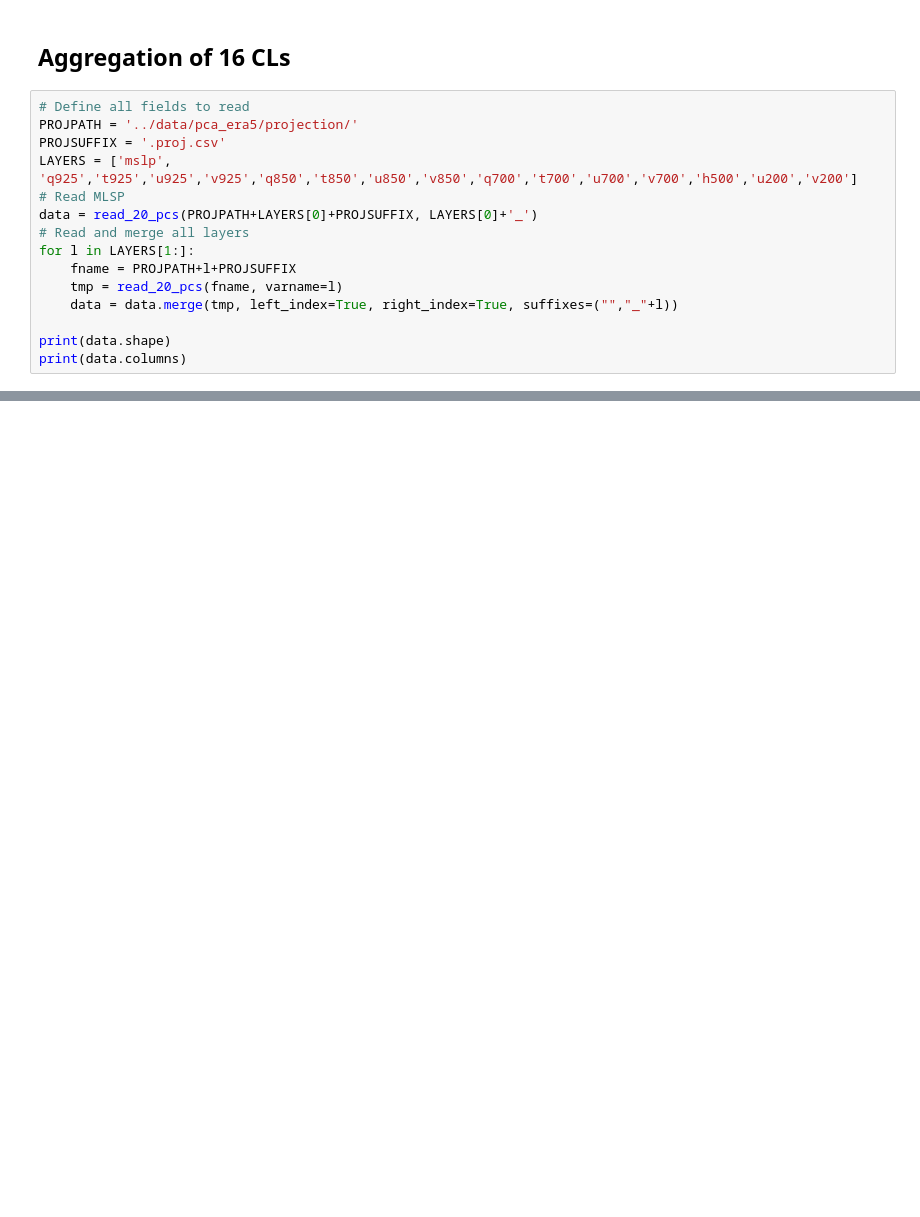
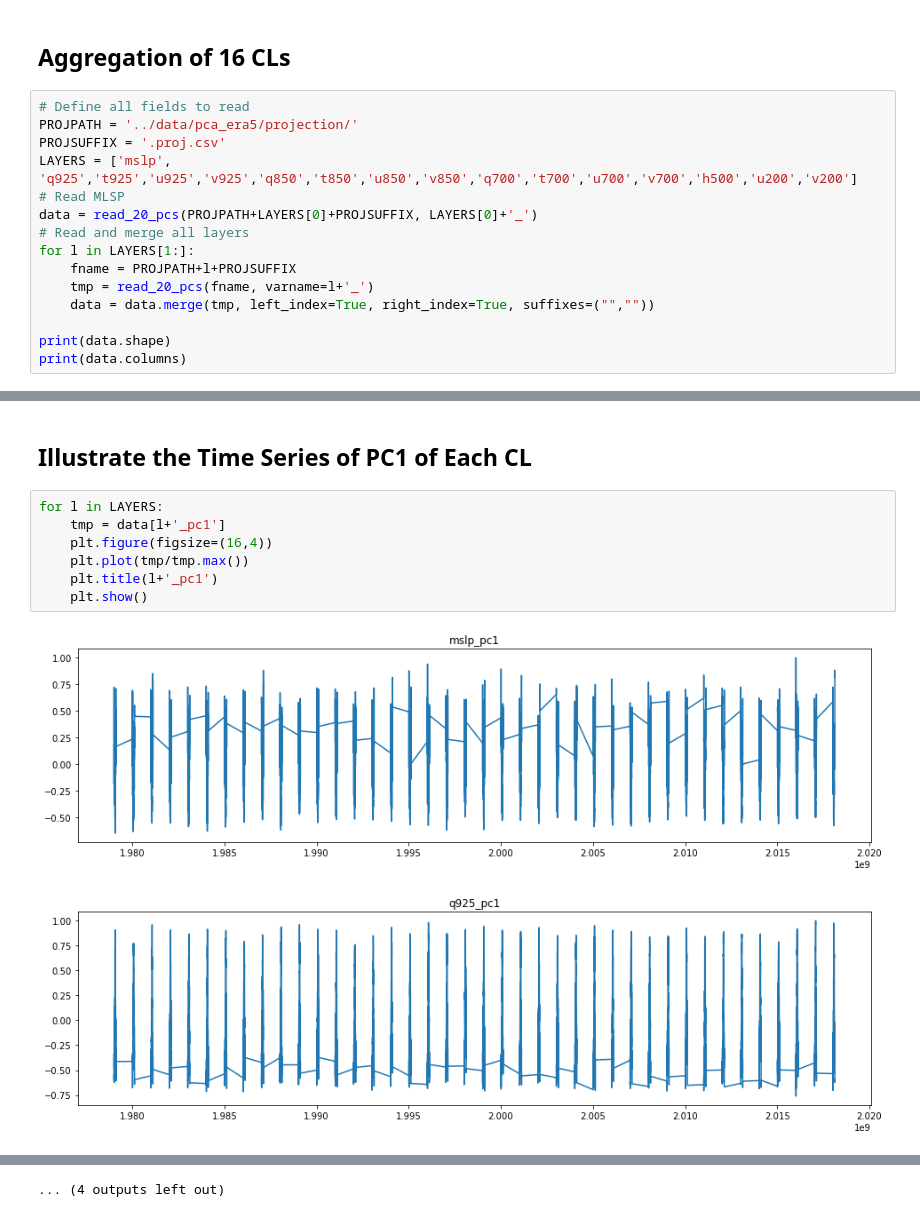
Before and after one commit to tingsyo/storm_tracker_to_vaisala, a Jupyter notebook: notebook/04_Clustering_with_ERA5_PCA.ipynb, the cells around one changed output, grey strips where cells are left out. Cells and saved outputs as stored; diff of their text form; blank space fills up the shorter version.

Commit message:
- Modified ipca_era5.py: add whitten=True for normalized weights - Updated notebook/04_Clustering_with_ERA5_PCA.ipynb

```diff
--- a/notebook/04_Clustering_with_ERA5_PCA.ipynb
+++ b/notebook/04_Clustering_with_ERA5_PCA.ipynb
@@ -67,8 +58,8 @@ data = read_20_pcs(PROJPATH+LAYERS[0]+PROJSUFFIX, LAYERS[0]+'_')
 # Read and merge all layers
 for l in LAYERS[1:]:
     fname = PROJPATH+l+PROJSUFFIX
-    tmp = read_20_pcs(fname, varname=l)
-    data = data.merge(tmp, left_index=True, right_index=True, suffixes=("","_"+l))
+    tmp = read_20_pcs(fname, varname=l+'_')
+    data = data.merge(tmp, left_index=True, right_index=True, suffixes=("",""))
 
 print(data.shape)
 print(data.columns)
@@ -82 +73,13 @@ Index(['mslp_pc1', 'mslp_pc2', 'mslp_pc3', 'mslp_pc4', 'mslp_pc5', 'mslp_pc6',
       dtype='object', length=320)
+# %% [markdown]
+## Illustrate the Time Series of PC1 of Each CL
+# %%
+for l in LAYERS:
+    tmp = data[l+'_pc1']
+    plt.figure(figsize=(16,4))
+    plt.plot(tmp/tmp.max())
+    plt.title(l+'_pc1')
+    plt.show()
+# %% [output]
+[figure, added]
+[figure, added]
@@ -82,0 +96 @@ Index(['mslp_pc1', 'mslp_pc2', 'mslp_pc3', 'mslp_pc4', 'mslp_pc5', 'mslp_pc6',
+... (4 outputs left out)
```
Also changed, not shown: parts of 9 cells of this notebook, 2 other files.
